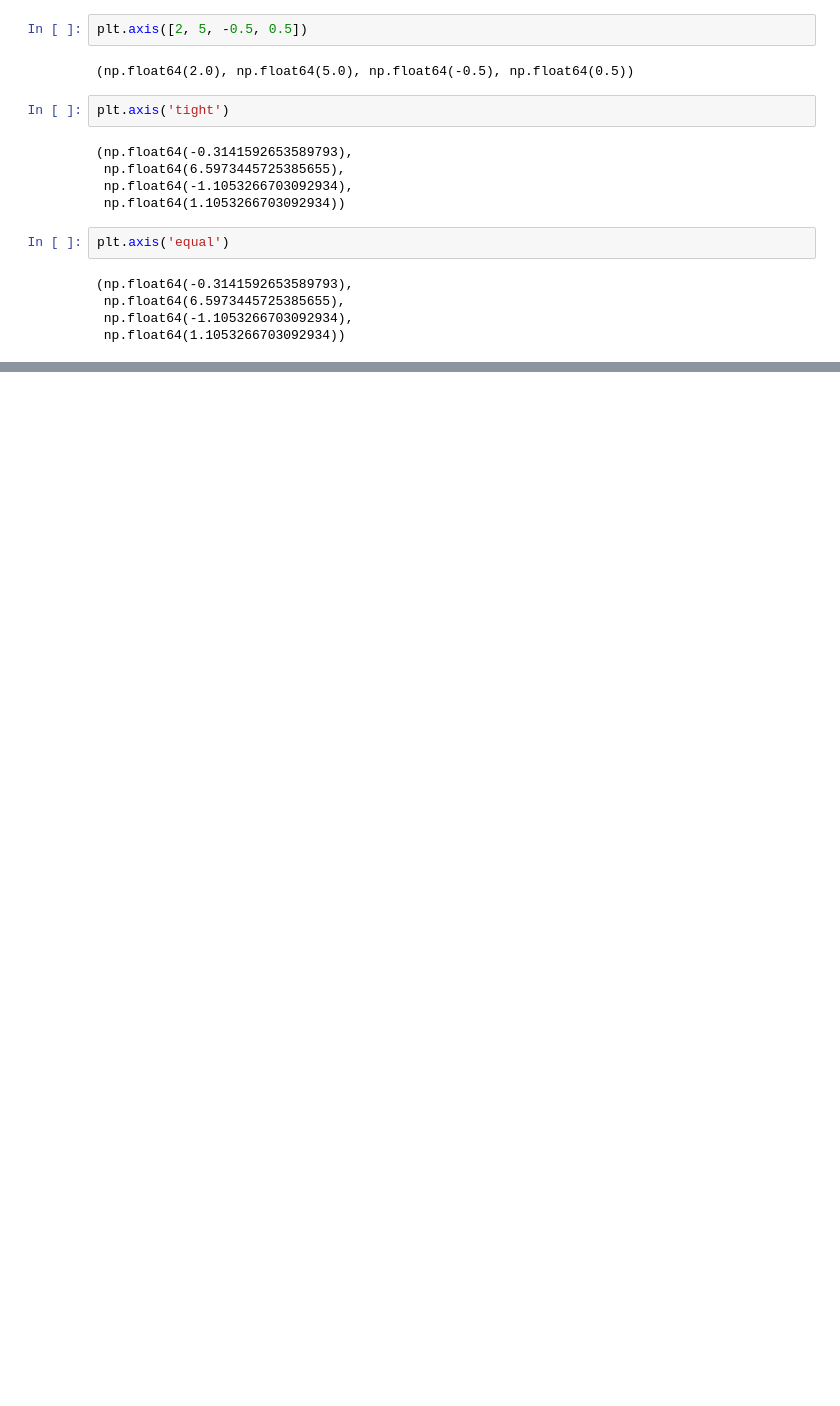
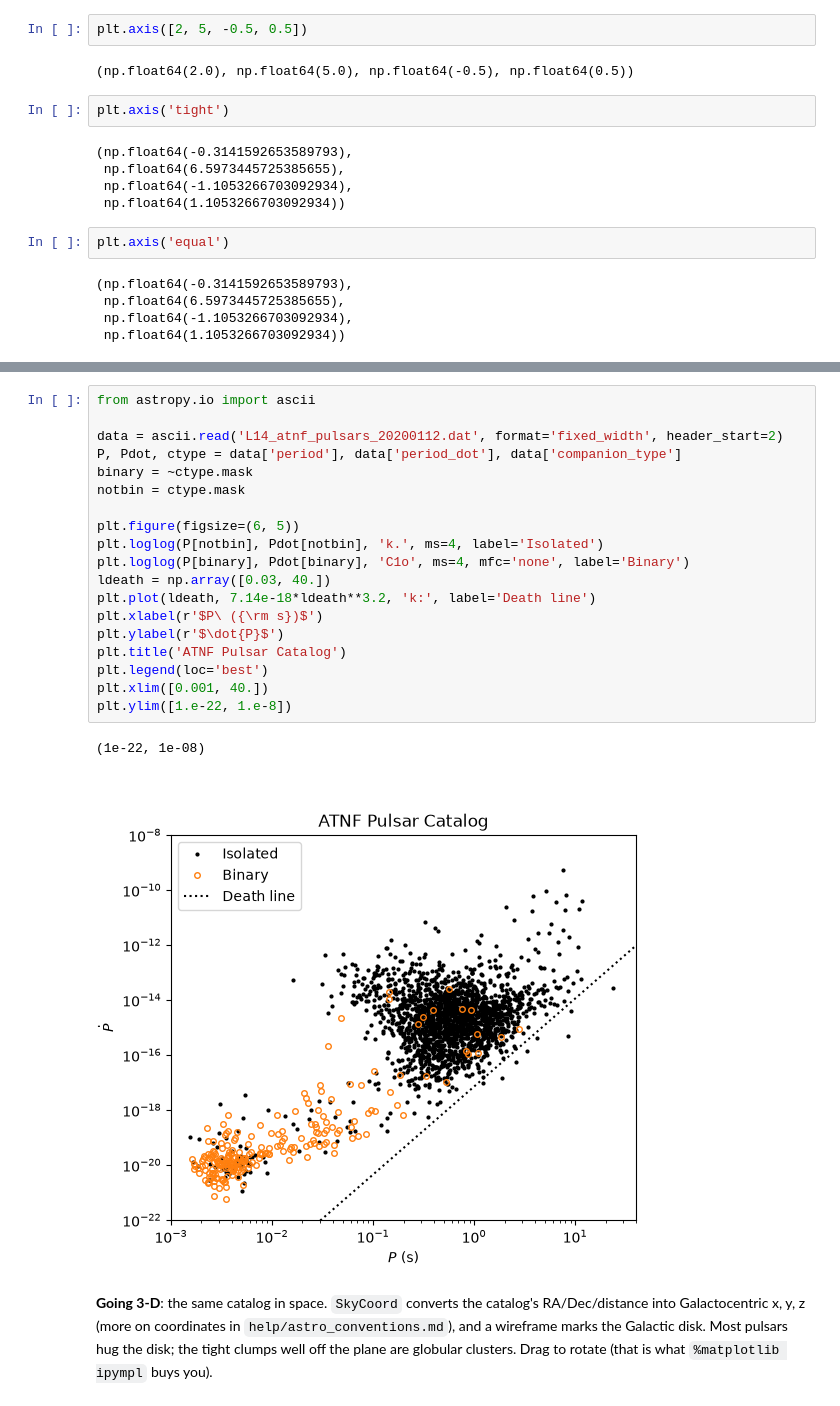
Before and after one commit to Anuva12/ast457_2026_Fall, a Jupyter notebook: lecture/01/matplotlib_demo.ipynb, the cells around one changed output, grey strips where cells are left out. Drawn from its saved outputs; the diff is of its cells as text; blank space fills up the shorter version.

```diff
--- a/lecture/01/matplotlib_demo.ipynb
+++ b/lecture/01/matplotlib_demo.ipynb
@@ -145,0 +182,28 @@ n, bins, patches = plt.hist(x, 50, density=True, facecolor='g')
+# %%
+from astropy.io import ascii
+
+data = ascii.read('L14_atnf_pulsars_20200112.dat', format='fixed_width', header_start=2)
+P, Pdot, ctype = data['period'], data['period_dot'], data['companion_type']
+binary = ~ctype.mask
+notbin = ctype.mask
+
+plt.figure(figsize=(6, 5))
+plt.loglog(P[notbin], Pdot[notbin], 'k.', ms=4, label='Isolated')
+plt.loglog(P[binary], Pdot[binary], 'C1o', ms=4, mfc='none', label='Binary')
+ldeath = np.array([0.03, 40.])
+plt.plot(ldeath, 7.14e-18*ldeath**3.2, 'k:', label='Death line')
+plt.xlabel(r'$P\ ({\rm s})$')
+plt.ylabel(r'$\dot{P}$')
+plt.title('ATNF Pulsar Catalog')
+plt.legend(loc='best')
+plt.xlim([0.001, 40.])
+plt.ylim([1.e-22, 1.e-8])
+# %% [output]
+(1e-22, 1e-08)
+[figure, added]
+# %% [markdown]
+**Going 3-D**: the same catalog in space. `SkyCoord` converts the catalog's
+RA/Dec/distance into Galactocentric x, y, z (more on coordinates in
+`help/astro_conventions.md`), and a wireframe marks the Galactic disk. Most
+pulsars hug the disk; the tight clumps well off the plane are globular
+clusters. Drag to rotate (that is what `%matplotlib ipympl` buys you).
```
Also changed, not shown: parts of 12 cells of this notebook, 4 other files.
